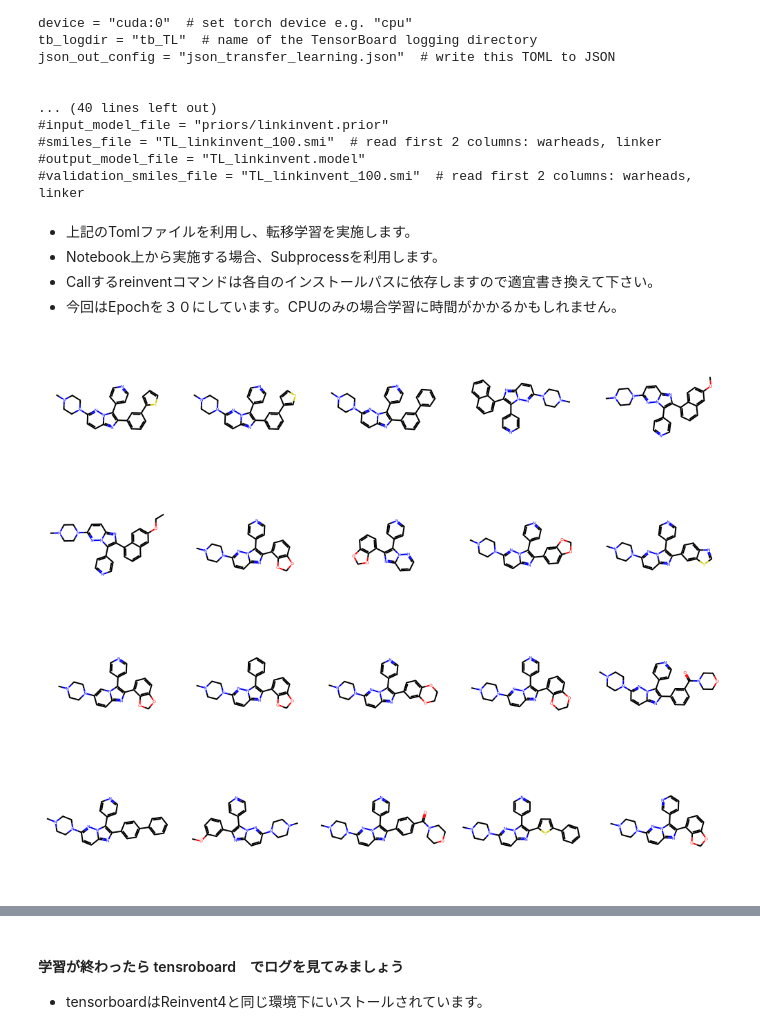
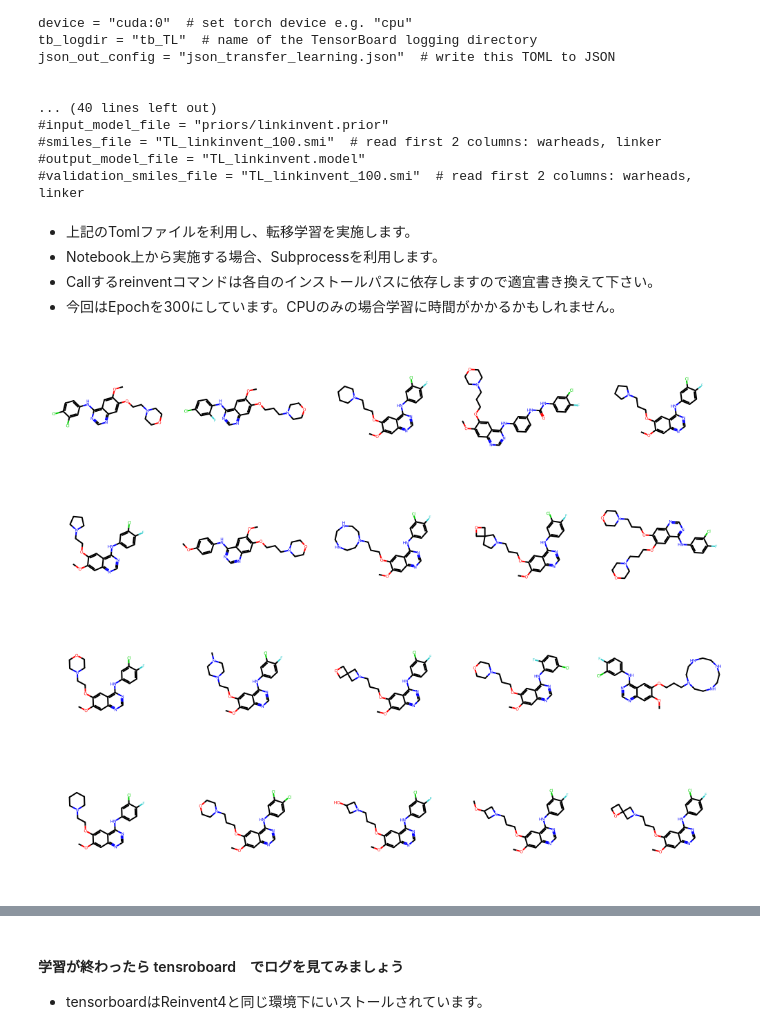
Before and after one commit to cbi-society/cheminfo_tutorial_20241028, a Jupyter notebook: notebook/05_reinvent.ipynb, the cells around one changed output, grey strips where cells are left out. Saved outputs shown, nothing was run; the diff lists cells and outputs as text; code cells hidden in the pictures.

```diff
--- a/notebook/05_reinvent.ipynb
+++ b/notebook/05_reinvent.ipynb
@@ -34,16 +34,16 @@ json_out_config = "json_transfer_learning.json"  # write this TOML to JSON
 - 上記のTomlファイルを利用し、転移学習を実施します。
 - Notebook上から実施する場合、Subprocessを利用します。
 - Callするreinventコマンドは各自のインストールパスに依存しますので適宜書き換えて下さい。
-- 今回はEpochを３０にしています。CPUのみの場合学習に時間がかかるかもしれません。
+- 今回はEpochを300にしています。CPUのみの場合学習に時間がかかるかもしれません。
 # %%
 from rdkit import Chem
 from rdkit.Chem import Draw
 import pandas as pd
-df = pd.read_csv('../data/genai/TL_reinvent_100.smi')
+df = pd.read_csv('../data/genai/ChEMBL_EGFR.csv')
 df.head(2)
 Draw.MolsToGridImage([Chem.MolFromSmiles(smi) for smi in df.smiles][:20], molsPerRow=5)
 # %% [output]
-[figure, old version]
+[figure, new version]
 # %%
 import subprocess
 # %%
```
Also changed, not shown: parts of 7 cells of this notebook, 1 other file.
